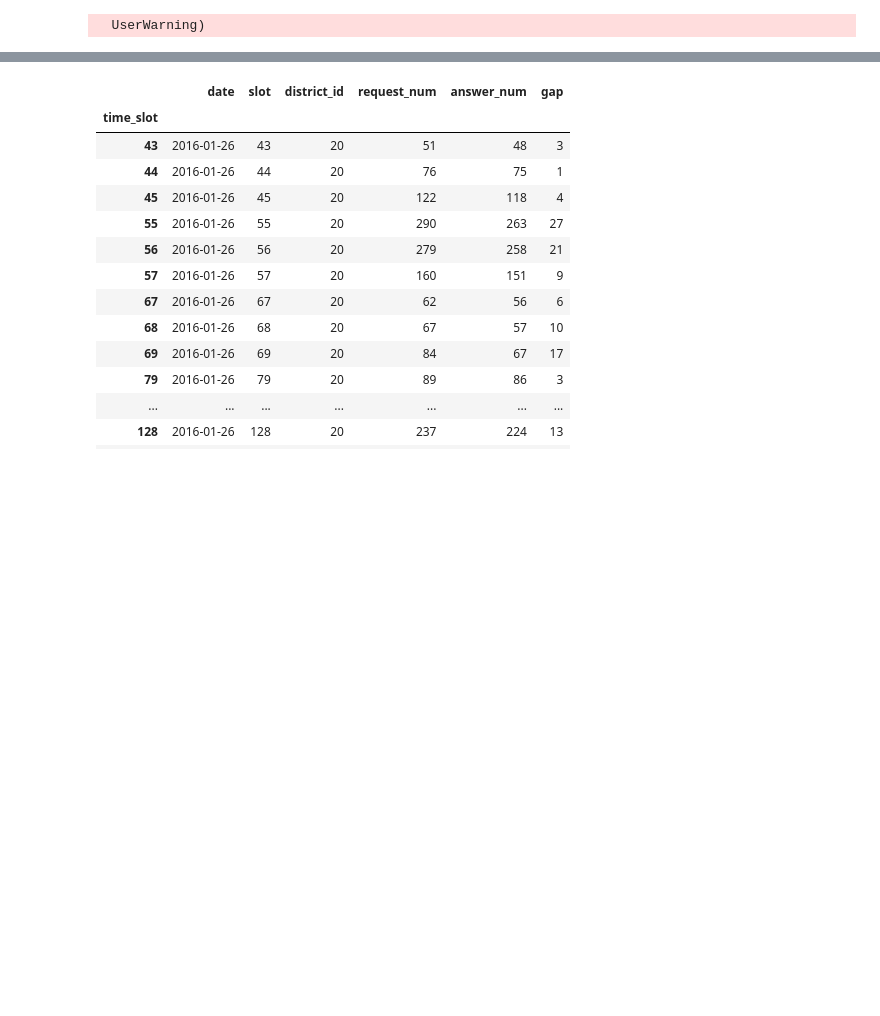
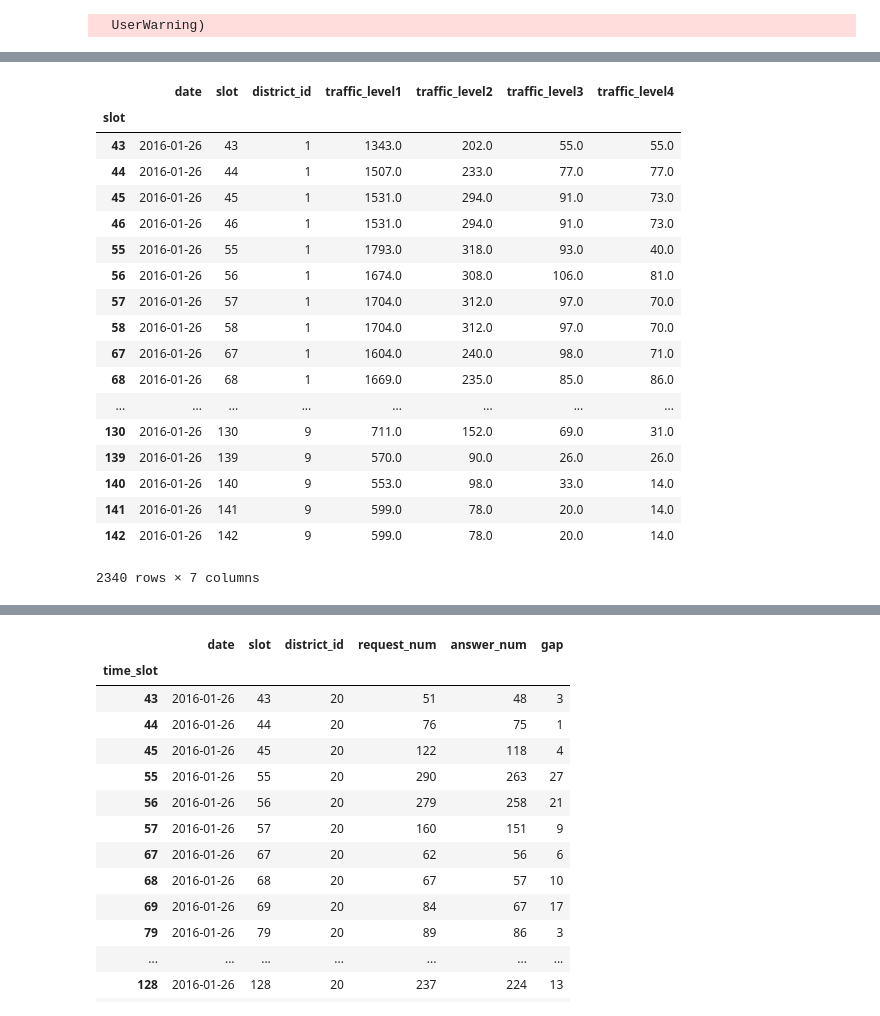
Before and after one commit to kuanliang/traffic_gap, a Jupyter notebook: didi_transform.ipynb, the cells around one changed output, grey strips where cells are left out. Saved outputs shown, nothing was run; the diff lists cells and outputs as text; code cells hidden in the pictures; blank space fills up the shorter version.

```diff
--- a/didi_transform.ipynb
+++ b/didi_transform.ipynb
@@ -4,0 +123,24 @@ from transform import transform_trafficData, transform_weatherData, get_y, creat
+# %%
+df = trafficDf
+# %%
+# initialize the temp record and set all values to np.NaN
+rowTemp = df.iloc[0]
+for key in rowTemp.keys():
+    rowTemp[key] = np.NaN
+
+dfList = []
+for districtId, subDf in trafficDf.groupby('district_id'):
+    # print districtId
+
+    # insert test record with record filled with NaN
+    for i in range(46, 146, 12):
+        subDf.loc[i] = rowTemp
+
+    subDf.sort_index(inplace=True)
+    subDf.fillna(method='ffill', inplace=True)
+    subDf['slot'] = subDf.index
+
+    subDf['district_id'] = districtId
+    dfList.append(subDf)
+
+finalDf = pd.concat(dfList)
@@ -5,2 +165,24 @@ from transform import transform_trafficData, transform_weatherData, get_y, creat
+# %%
+finalDf
+# %% [output]
+|  | date | slot | district_id | traffic_level1 | traffic_level2 | traffic_level3 | traffic_level4 |
+| slot |  |  |  |  |  |  |  |
+| 43 | 2016-01-26 | 43 | 1 | 1343.0 | 202.0 | 55.0 | 55.0 |
+| 44 | 2016-01-26 | 44 | 1 | 1507.0 | 233.0 | 77.0 | 77.0 |
+| 45 | 2016-01-26 | 45 | 1 | 1531.0 | 294.0 | 91.0 | 73.0 |
+| 46 | 2016-01-26 | 46 | 1 | 1531.0 | 294.0 | 91.0 | 73.0 |
+| 55 | 2016-01-26 | 55 | 1 | 1793.0 | 318.0 | 93.0 | 40.0 |
+| 56 | 2016-01-26 | 56 | 1 | 1674.0 | 308.0 | 106.0 | 81.0 |
+| 57 | 2016-01-26 | 57 | 1 | 1704.0 | 312.0 | 97.0 | 70.0 |
+| 58 | 2016-01-26 | 58 | 1 | 1704.0 | 312.0 | 97.0 | 70.0 |
+| 67 | 2016-01-26 | 67 | 1 | 1604.0 | 240.0 | 98.0 | 71.0 |
+| 68 | 2016-01-26 | 68 | 1 | 1669.0 | 235.0 | 85.0 | 86.0 |
+| ... | ... | ... | ... | ... | ... | ... | ... |
+| 130 | 2016-01-26 | 130 | 9 | 711.0 | 152.0 | 69.0 | 31.0 |
+| 139 | 2016-01-26 | 139 | 9 | 570.0 | 90.0 | 26.0 | 26.0 |
+| 140 | 2016-01-26 | 140 | 9 | 553.0 | 98.0 | 33.0 | 14.0 |
+| 141 | 2016-01-26 | 141 | 9 | 599.0 | 78.0 | 20.0 | 14.0 |
+| 142 | 2016-01-26 | 142 | 9 | 599.0 | 78.0 | 20.0 | 14.0 |
+2340 rows × 7 columns
 # %%
 gapDf = get_y('2016-01-20', folder='training')
```
Also changed, not shown: parts of 29 cells of this notebook, 6 other files.
